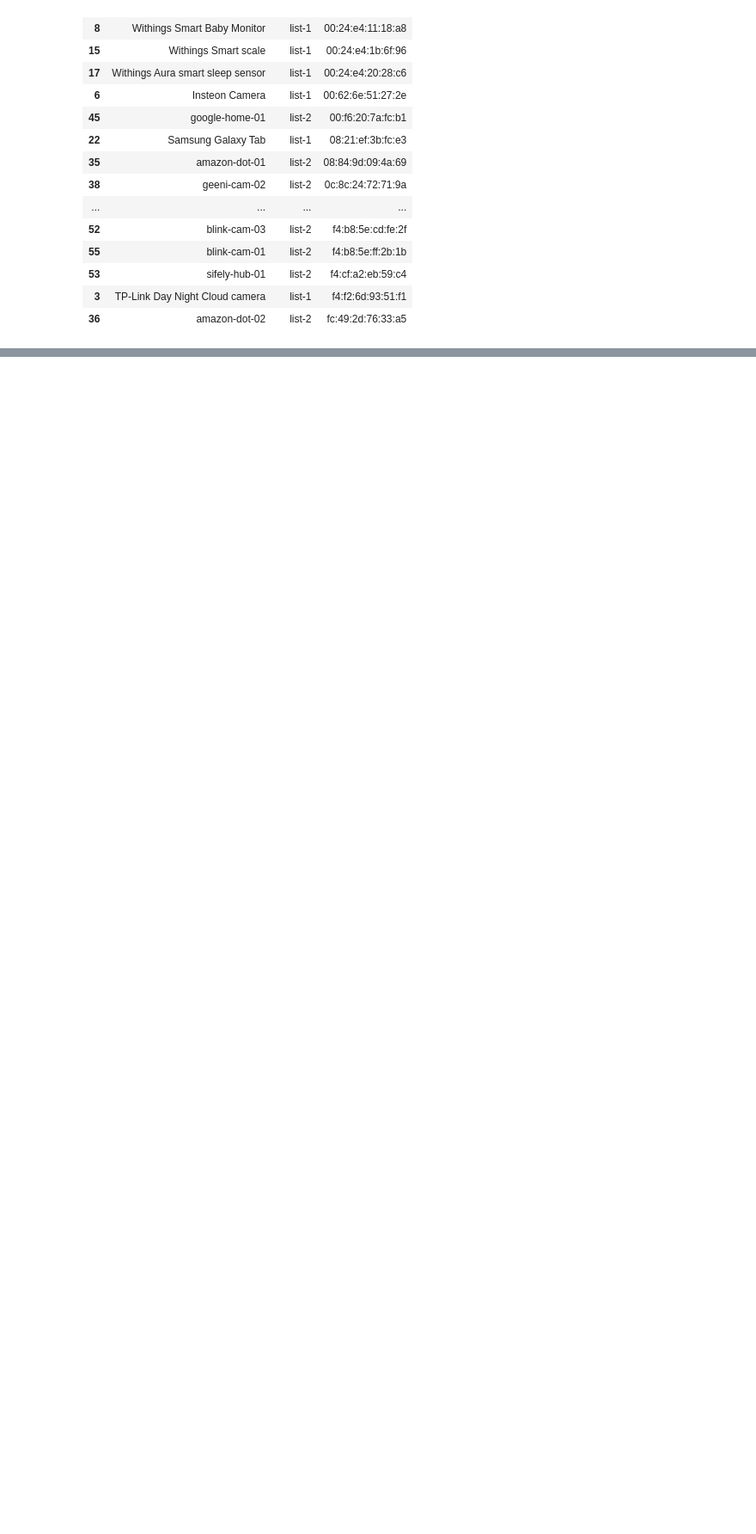
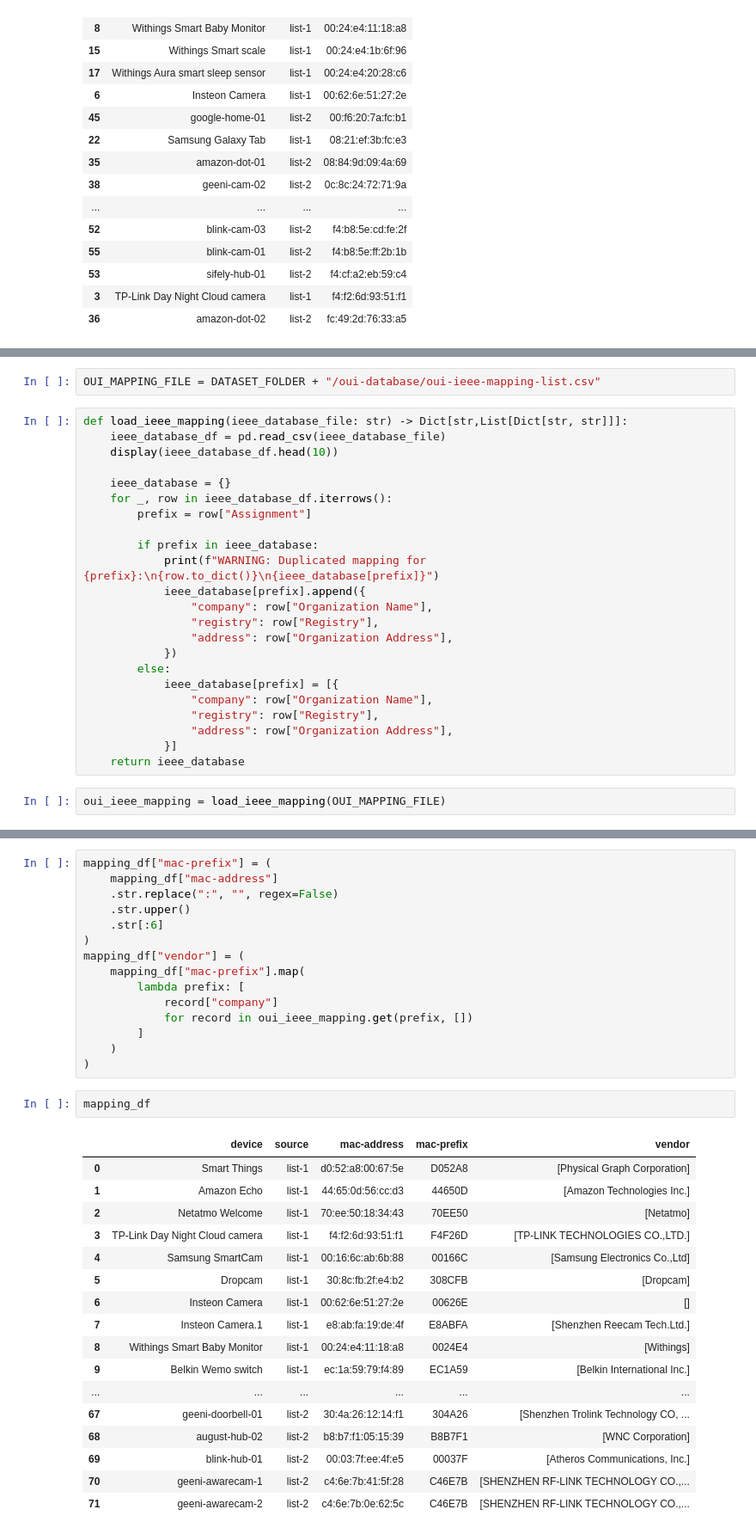
Before and after one commit to dtuan2604/NetSysResearch, a Jupyter notebook: experiment/working/experiment/mac-address-exploration.ipynb, the cells around one changed output, grey strips where cells are left out. Shown at 86% size. Cells and saved outputs as stored; diff of their text form; blank space fills up the shorter version.

Commit message:
feat: observation on the mac address

```diff
--- a/experiment/working/experiment/mac-address-exploration.ipynb
+++ b/experiment/working/experiment/mac-address-exploration.ipynb
@@ -108,0 +115,27 @@ mapping_df.sort_values(by="mac-address")
+# %%
+OUI_MAPPING_FILE = DATASET_FOLDER + "/oui-database/oui-ieee-mapping-list.csv"
+# %%
+def load_ieee_mapping(ieee_database_file: str) -> Dict[str,List[Dict[str, str]]]:
+    ieee_database_df = pd.read_csv(ieee_database_file)
+    display(ieee_database_df.head(10))
+
+    ieee_database = {}
+    for _, row in ieee_database_df.iterrows():
+        prefix = row["Assignment"]
+
+        if prefix in ieee_database:
+            print(f"WARNING: Duplicated mapping for {prefix}:\n{row.to_dict()}\n{ieee_database[prefix]}")
+            ieee_database[prefix].append({
+                "company": row["Organization Name"],
+                "registry": row["Registry"],
+                "address": row["Organization Address"],
+            })
+        else:
+            ieee_database[prefix] = [{
+                "company": row["Organization Name"],
+                "registry": row["Registry"],
+                "address": row["Organization Address"],
+            }]
+    return ieee_database
+# %%
+oui_ieee_mapping = load_ieee_mapping(OUI_MAPPING_FILE)
@@ -108,0 +177,35 @@ mapping_df.sort_values(by="mac-address")
+# %%
+mapping_df["mac-prefix"] = (
+    mapping_df["mac-address"]
+    .str.replace(":", "", regex=False)
+    .str.upper()
+    .str[:6]
+)
+mapping_df["vendor"] = (
+    mapping_df["mac-prefix"].map(
+        lambda prefix: [
+            record["company"]
+            for record in oui_ieee_mapping.get(prefix, [])
+        ]
+    )
+)
+# %%
+mapping_df
+# %% [output]
+|  | device | source | mac-address | mac-prefix | vendor |
+| 0 | Smart Things | list-1 | d0:52:a8:00:67:5e | D052A8 | [Physical Graph Corporation] |
+| 1 | Amazon Echo | list-1 | 44:65:0d:56:cc:d3 | 44650D | [Amazon Technologies Inc.] |
+| 2 | Netatmo Welcome | list-1 | 70:ee:50:18:34:43 | 70EE50 | [Netatmo] |
+| 3 | TP-Link Day Night Cloud camera | list-1 | f4:f2:6d:93:51:f1 | F4F26D | [TP-LINK TECHNOLOGIES CO.,LTD.] |
+| 4 | Samsung SmartCam | list-1 | 00:16:6c:ab:6b:88 | 00166C | [Samsung Electronics Co.,Ltd] |
+| 5 | Dropcam | list-1 | 30:8c:fb:2f:e4:b2 | 308CFB | [Dropcam] |
+| 6 | Insteon Camera | list-1 | 00:62:6e:51:27:2e | 00626E | [] |
+| 7 | Insteon Camera.1 | list-1 | e8:ab:fa:19:de:4f | E8ABFA | [Shenzhen Reecam Tech.Ltd.] |
+| 8 | Withings Smart Baby Monitor | list-1 | 00:24:e4:11:18:a8 | 0024E4 | [Withings] |
+| 9 | Belkin Wemo switch | list-1 | ec:1a:59:79:f4:89 | EC1A59 | [Belkin International Inc.] |
+| ... | ... | ... | ... | ... | ... |
+| 67 | geeni-doorbell-01 | list-2 | 30:4a:26:12:14:f1 | 304A26 | [Shenzhen Trolink Technology CO, ... |
+| 68 | august-hub-02 | list-2 | b8:b7:f1:05:15:39 | B8B7F1 | [WNC Corporation] |
+| 69 | blink-hub-01 | list-2 | 00:03:7f:ee:4f:e5 | 00037F | [Atheros Communications, Inc.] |
+| 70 | geeni-awarecam-1 | list-2 | c4:6e:7b:41:5f:28 | C46E7B | [SHENZHEN RF-LINK TECHNOLOGY CO.,... |
+| 71 | geeni-awarecam-2 | list-2 | c4:6e:7b:0e:62:5c | C46E7B | [SHENZHEN RF-LINK TECHNOLOGY CO.,... |
```
Also changed, not shown: parts of 4 cells of this notebook, 2 other files.
